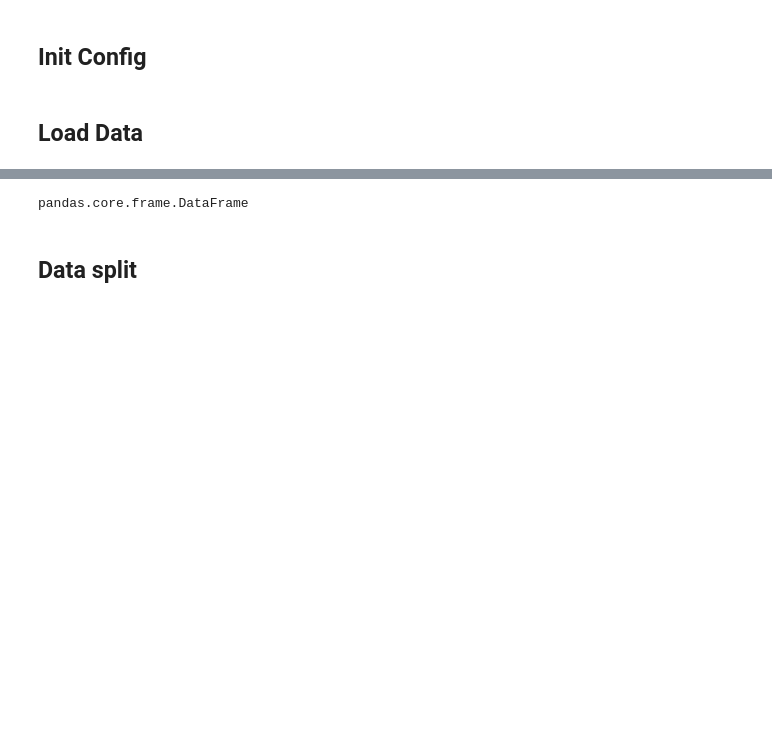
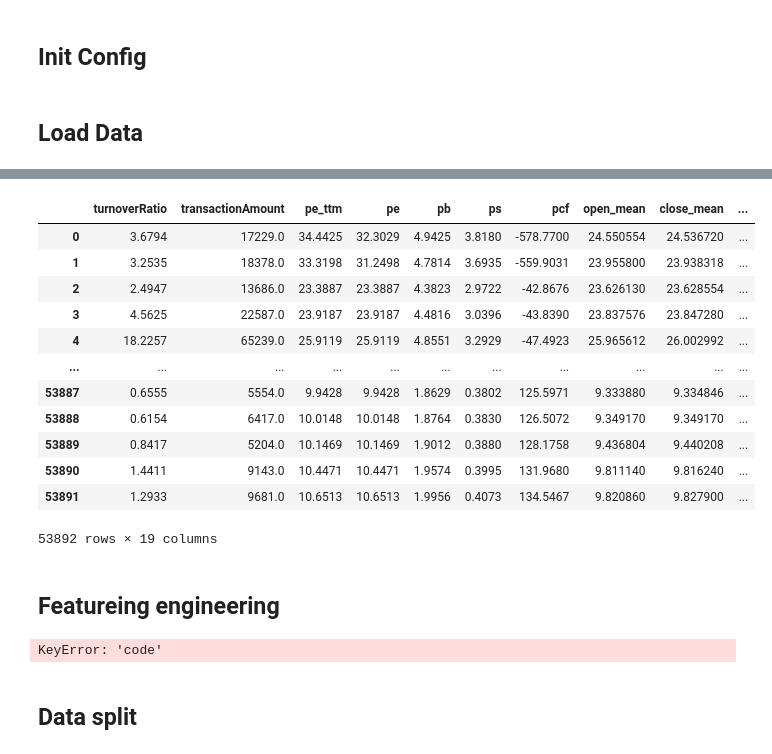
Before and after one commit to Joel113-sys/Kaggle, a Jupyter notebook: QIDS/py/model.ipynb, the cells around one changed output, grey strips where cells are left out. Cells and saved outputs as stored; diff of their text form; code cells hidden in the pictures; blank space fills up the shorter version.

```diff
--- a/QIDS/py/model.ipynb
+++ b/QIDS/py/model.ipynb
@@ -187,7 +172,21 @@ test = test.drop(columns=["date_time",'stock_id','day'])
 # test = test.iloc[:, [4,14,15,17,18,21,22,23,24,25]]
 
 real_return = real_return.drop(columns=["date_time"])
-# %%
-type(train)
-# %% [output]
-pandas.core.frame.DataFrame
+# %%
+train
+# %% [output]
+|  | turnoverRatio | transactionAmount | pe_ttm | pe | pb | ps | pcf | open_mean | close_mean | ... |
+| 0 | 3.6794 | 17229.0 | 34.4425 | 32.3029 | 4.9425 | 3.8180 | -578.7700 | 24.550554 | 24.536720 | ... |
+| 1 | 3.2535 | 18378.0 | 33.3198 | 31.2498 | 4.7814 | 3.6935 | -559.9031 | 23.955800 | 23.938318 | ... |
+| 2 | 2.4947 | 13686.0 | 23.3887 | 23.3887 | 4.3823 | 2.9722 | -42.8676 | 23.626130 | 23.628554 | ... |
+| 3 | 4.5625 | 22587.0 | 23.9187 | 23.9187 | 4.4816 | 3.0396 | -43.8390 | 23.837576 | 23.847280 | ... |
+| 4 | 18.2257 | 65239.0 | 25.9119 | 25.9119 | 4.8551 | 3.2929 | -47.4923 | 25.965612 | 26.002992 | ... |
+| ... | ... | ... | ... | ... | ... | ... | ... | ... | ... | ... |
+| 53887 | 0.6555 | 5554.0 | 9.9428 | 9.9428 | 1.8629 | 0.3802 | 125.5971 | 9.333880 | 9.334846 | ... |
+| 53888 | 0.6154 | 6417.0 | 10.0148 | 10.0148 | 1.8764 | 0.3830 | 126.5072 | 9.349170 | 9.349170 | ... |
+| 53889 | 0.8417 | 5204.0 | 10.1469 | 10.1469 | 1.9012 | 0.3880 | 128.1758 | 9.436804 | 9.440208 | ... |
+| 53890 | 1.4411 | 9143.0 | 10.4471 | 10.4471 | 1.9574 | 0.3995 | 131.9680 | 9.811140 | 9.816240 | ... |
+| 53891 | 1.2933 | 9681.0 | 10.6513 | 10.6513 | 1.9956 | 0.4073 | 134.5467 | 9.820860 | 9.827900 | ... |
+53892 rows × 19 columns
+# %% [markdown]
+## Featureing engineering
@@ -194,3 +232,13 @@ pandas.core.frame.DataFrame
+# %%
+features = ['pe_ttm', 'pe', 'pb', 'ps', 'pcf']
+sma_periods = [10,25,50]
+df_lag = lag_feature_with_group(train, features, 2, 'code')
+df_sma = sma(df_lag, features, sma_periods, 'code')
+df_growth = growth(df_sma, features, 'code')
+fig, ax = plt.subplots(figsize=(7,15))
+sns.heatmap(df_lag.corr(numeric_only=True)[['return']].sort_values(by='return', ascending=False),annot=True)
+# %% [output]
+KeyError: 'code'
 # %% [markdown]
 ## Data split
 # %%
```
Also changed, not shown: parts of 15 cells of this notebook, 6 other files.
